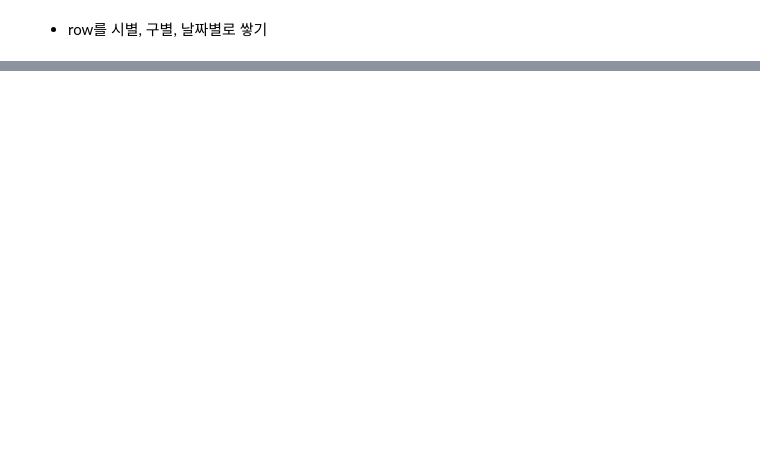
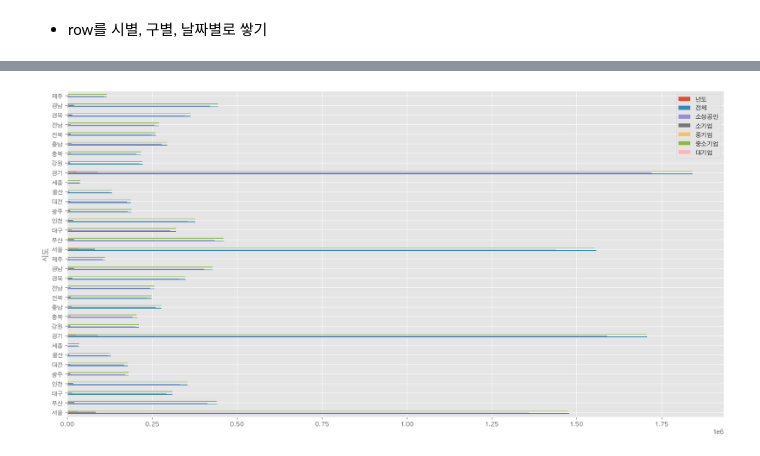
Before and after one commit to vxornjs11/Pytone_Flutter, a Jupyter notebook: Note/companies/02.시군구별 기업수(소중대).ipynb, the cells around one changed output, grey strips where cells are left out. Drawn from its saved outputs; the diff is of its cells as text; code cells hidden in the pictures; blank space fills up the shorter version.

```diff
--- a/Note/companies/02.시군구별 기업수(소중대).ipynb
+++ b/Note/companies/02.시군구별 기업수(소중대).ipynb
@@ -102,0 +120,9 @@ companies.iloc[:, 8:]
+# %%
+# 2019, 2020 데이터 합치기
+companies_df = pd.concat([c2019, c2020], axis=0)
+# 인덱스 리셋
+companies_df.reset_index(inplace=True, drop=True)
+# 컬럼 이름 바꾸기
+companies_df.rename(columns={'시군구별(1)':'시도', '시군구별(2)':'시구군'}, inplace=True)
+
+companies_df.tail()
@@ -102,0 +189,5 @@ companies.iloc[:, 8:]
+# %%
+companies_df.replace('X', 0, inplace=True)
+companies_df.replace('-', 0, inplace=True)
+companies_df = companies_df.iloc[1:, :]
+companies_df
@@ -102,0 +208,2 @@ companies.iloc[:, 8:]
+# %%
+companies_df.drop(268, inplace=True)
@@ -102,0 +231,3 @@ companies.iloc[:, 8:]
+# %%
+companies_df = companies_df.astype({'전체':'int64', '소기업':'int64', '중기업':'int64', '대기업':'int64'})
+companies_df.info()
@@ -102,0 +271,11 @@ companies.iloc[:, 8:]
+# %%
+plt.style.use('ggplot')
+companies_df[companies_df['시구군'] == '소계'].plot(
+    x='시도',
+    kind='barh', #barh: 옆으로 돌린 그래프
+    figsize=(20,10),
+)
+
+plt.show()
+# %% [output]
+[figure, added]
```
Also changed, not shown: parts of 24 cells of this notebook, 4 other files.
